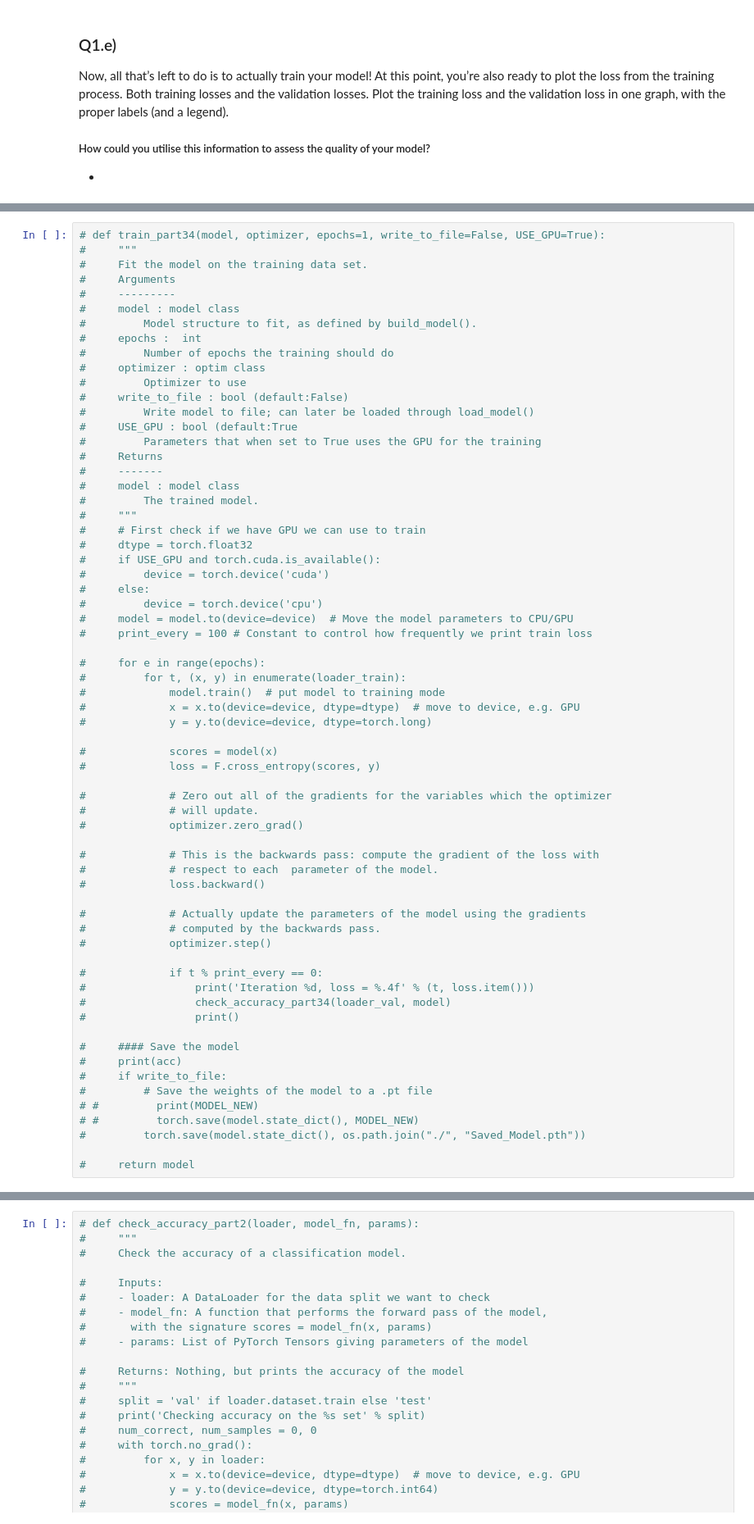
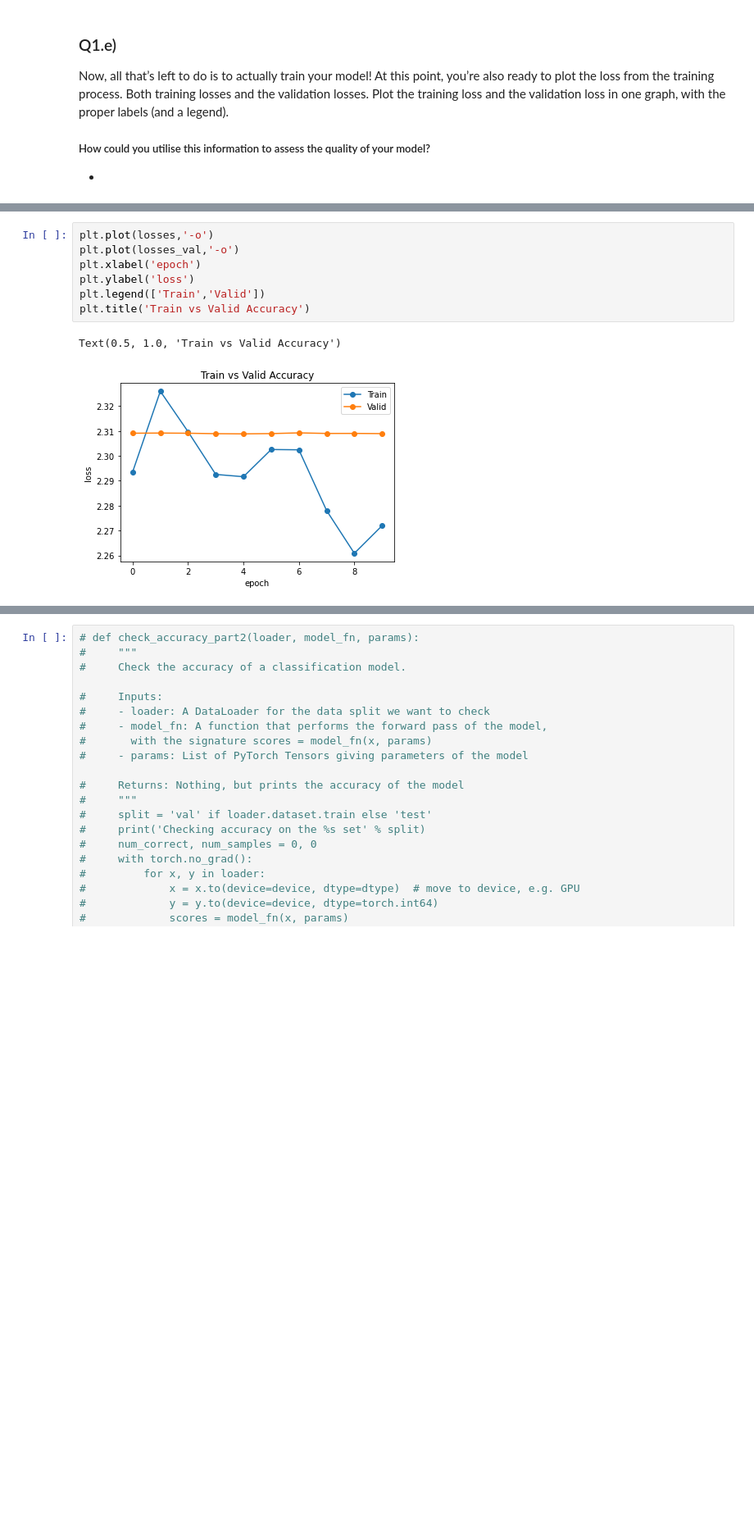
Before and after one commit to Yikeru/5LSL0, a Jupyter notebook: Ass1 Notebook.ipynb, the cells around one changed output, grey strips where cells are left out. Shown at 82% size. Drawn from its saved outputs; the diff is of its cells as text; blank space fills up the shorter version.

```diff
--- a/Ass1 Notebook.ipynb
+++ b/Ass1 Notebook.ipynb
@@ -418,65 +437,10 @@ plt.show()
 # %%
-# def train_part34(model, optimizer, epochs=1, write_to_file=False, USE_GPU=True):
-#     """
-#     Fit the model on the training data set.
-#     Arguments
-#     ---------
-#     model : model class
-#         Model structure to fit, as defined by build_model().
-#     epochs :  int
-#         Number of epochs the training should do
-#     optimizer : optim class
-#         Optimizer to use
-#     write_to_file : bool (default:False)
-#         Write model to file; can later be loaded through load_model()
-#     USE_GPU : bool (default:True
-#         Parameters that when set to True uses the GPU for the training
-#     Returns
-#     -------
-#     model : model class
-#         The trained model.
-#     """
-#     # First check if we have GPU we can use to train
-#     dtype = torch.float32
-#     if USE_GPU and torch.cuda.is_available():
-#         device = torch.device('cuda')
-#     else:
-#         device = torch.device('cpu')
-#     model = model.to(device=device)  # Move the model parameters to CPU/GPU
-#     print_every = 100 # Constant to control how frequently we print train loss
-
-#     for e in range(epochs):
-#         for t, (x, y) in enumerate(loader_train):
-#             model.train()  # put model to training mode
-#             x = x.to(device=device, dtype=dtype)  # move to device, e.g. GPU
-#             y = y.to(device=device, dtype=torch.long)
-
-#             scores = model(x)
-#             loss = F.cross_entropy(scores, y)
-
-#             # Zero out all of the gradients for the variables which the optimizer
-#             # will update.
-#             optimizer.zero_grad()
-
-#             # This is the backwards pass: compute the gradient of the loss with
-#             # respect to each  parameter of the model.
-#             loss.backward()
-
-#             # Actually update the parameters of the model using the gradients
-#             # computed by the backwards pass.
-#             optimizer.step()
-
-#             if t % print_every == 0:
-#                 print('Iteration %d, loss = %.4f' % (t, loss.item()))
-#                 check_accuracy_part34(loader_val, model)
-#                 print()
-
-#     #### Save the model
-#     print(acc)
-#     if write_to_file:
-#         # Save the weights of the model to a .pt file
-# #         print(MODEL_NEW)
-# #         torch.save(model.state_dict(), MODEL_NEW)
-#         torch.save(model.state_dict(), os.path.join("./", "Saved_Model.pth"))
-
-#     return model
+plt.plot(losses,'-o')
+plt.plot(losses_val,'-o')
+plt.xlabel('epoch')
+plt.ylabel('loss')
+plt.legend(['Train','Valid'])
+plt.title('Train vs Valid Accuracy')
+# %% [output]
+Text(0.5, 1.0, 'Train vs Valid Accuracy')
+[figure, added]
```
Also changed, not shown: parts of 10 cells of this notebook.
